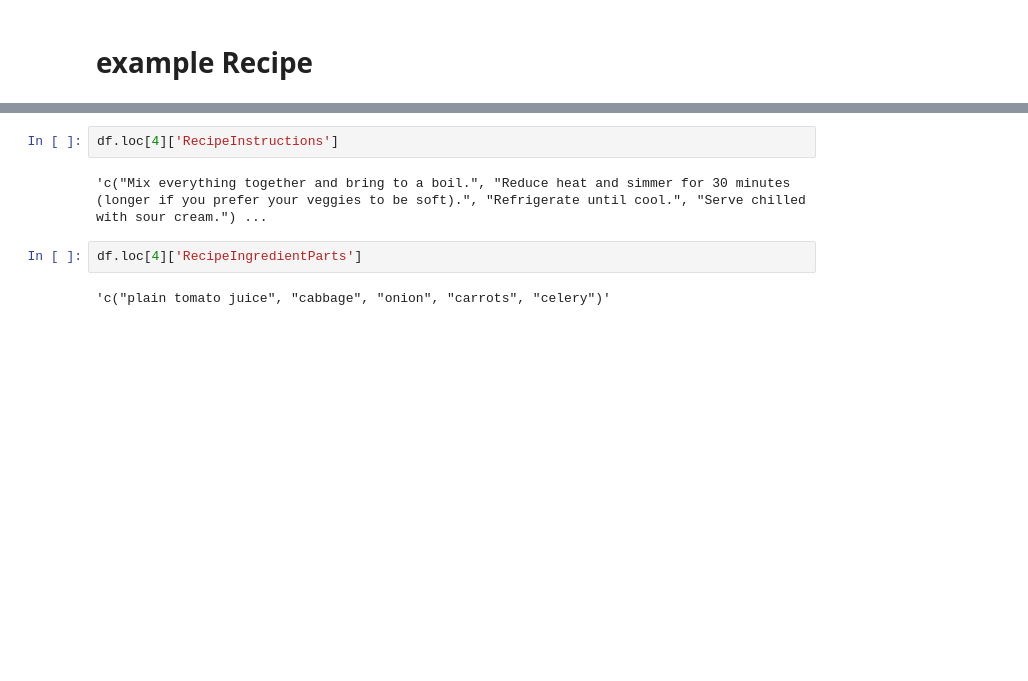
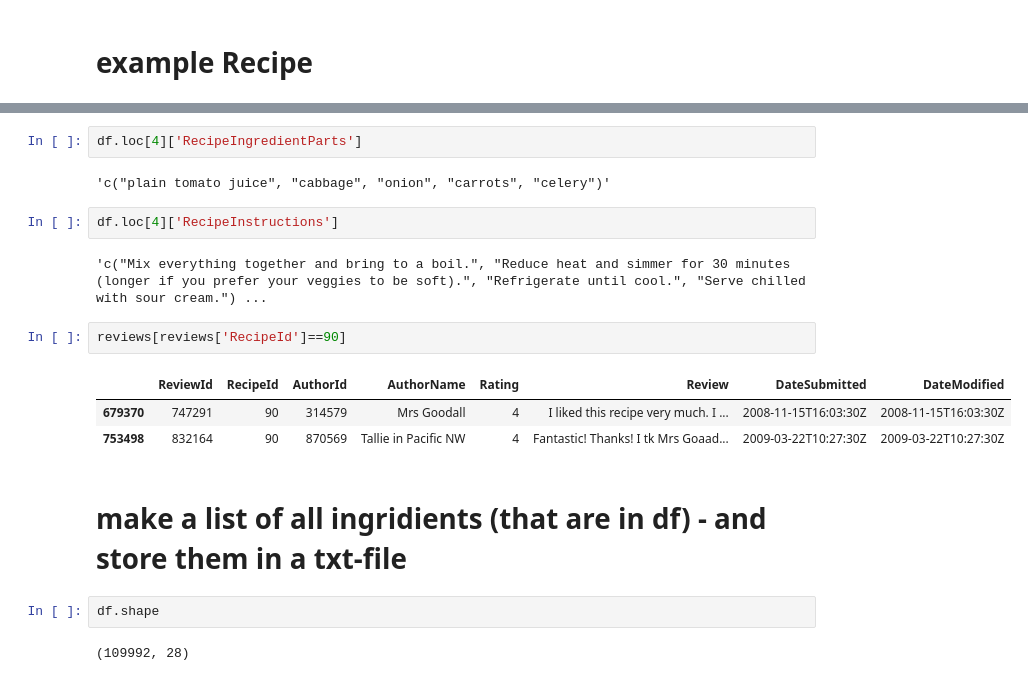
Before and after one commit to TechLabs-Remote-Bootcamp/WS24-MyDailyImpact, a Jupyter notebook: deeplearning/preprocessing.ipynb, the cells around one changed output, grey strips where cells are left out. Saved outputs shown, nothing was run; the diff lists cells and outputs as text; blank space fills up the shorter version.

```diff
--- a/deeplearning/preprocessing.ipynb
+++ b/deeplearning/preprocessing.ipynb
@@ -197,8 +224,20 @@ df
+# %%
+df.loc[4]['RecipeIngredientParts']
+# %% [output]
+'c("plain tomato juice", "cabbage", "onion", "carrots", "celery")'
 # %%
 df.loc[4]['RecipeInstructions']
 # %% [output]
 'c("Mix everything together and bring to a boil.", "Reduce heat and simmer for 30 minutes (longer if you prefer your veggies to be soft).", "Refrigerate until cool.", "Serve chilled with sour cream.") ...
-# %%
-df.loc[4]['RecipeIngredientParts']
-# %% [output]
-'c("plain tomato juice", "cabbage", "onion", "carrots", "celery")'
+# %%
+reviews[reviews['RecipeId']==90]
+# %% [output]
+|  | ReviewId | RecipeId | AuthorId | AuthorName | Rating | Review | DateSubmitted | DateModified |
+| 679370 | 747291 | 90 | 314579 | Mrs Goodall | 4 | I liked this recipe very much. I ... | 2008-11-15T16:03:30Z | 2008-11-15T16:03:30Z |
+| 753498 | 832164 | 90 | 870569 | Tallie in Pacific NW | 4 | Fantastic! Thanks! I tk Mrs Goaad... | 2009-03-22T10:27:30Z | 2009-03-22T10:27:30Z |
+# %% [markdown]
+# make a list of all ingridients (that are in df) - and store them in a txt-file
+# %%
+df.shape
+# %% [output]
+(109992, 28)
```
Also changed, not shown: parts of 5 cells of this notebook, 1 other file.
